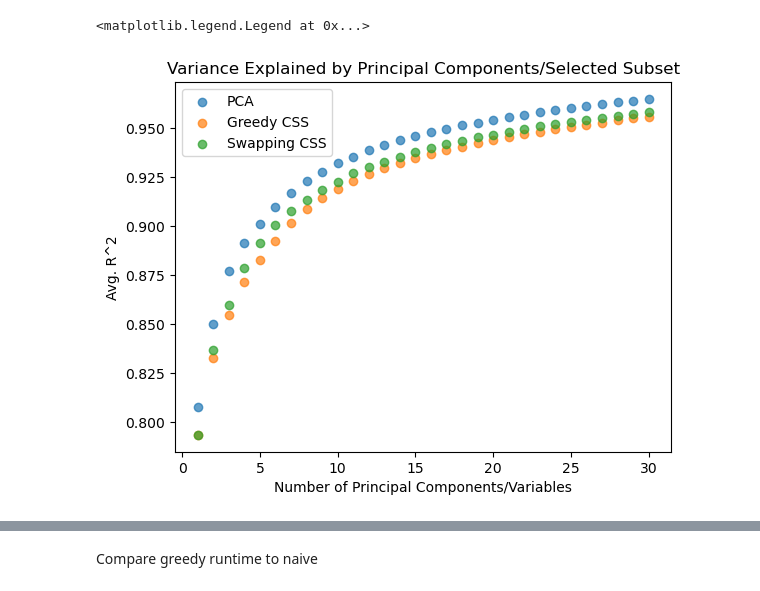
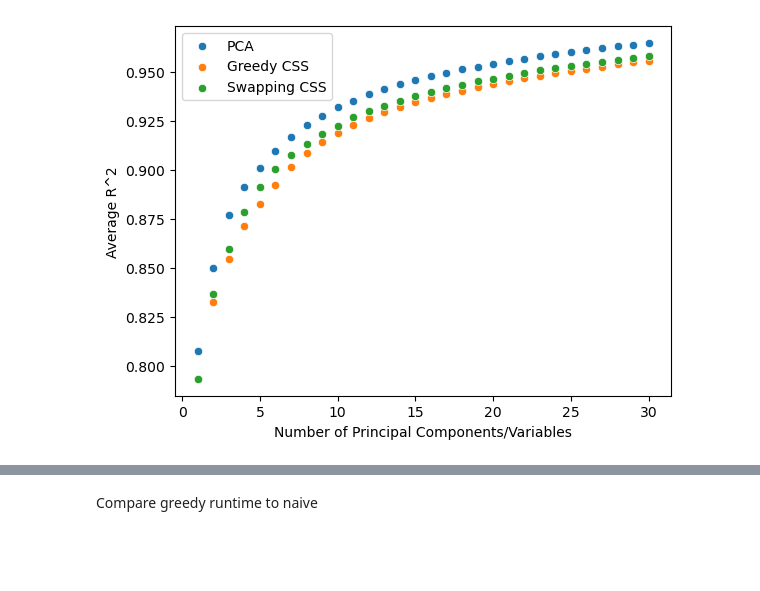
Before and after one commit to AnavSood/CSS, a Jupyter notebook: notebooks/blackrock_css.ipynb, the cells around one changed output, grey strips where cells are left out. Drawn from its saved outputs; the diff is of its cells as text; code cells hidden in the pictures; blank space fills up the shorter version.

```diff
--- a/notebooks/blackrock_css.ipynb
+++ b/notebooks/blackrock_css.ipynb
@@ -53,17 +51,13 @@ for i in tqdm(range(1, p_max + 1)):
             pass
     css_swap_var_explained[i - 1] = 1 - lowest
 # %%
-plt.scatter(np.arange(1, p_max + 1), [np.sum(eigs[:i])/np.sum(eigs) for i in range(1, p_max + 1)], label='PCA', alpha=0.7)
-plt.scatter(np.arange(1, p_max + 1), css_greedy_var_explained, label='Greedy CSS', alpha=0.7)
-plt.scatter(np.arange(1, p_max + 1), css_swap_var_explained, label='Swapping CSS', alpha=0.7)
-plt.title("Variance Explained by Principal Components/Selected Subset")
-plt.ylabel("Avg. R^2")
-plt.xlabel("Number of Principal Components/Variables")
+sns.scatterplot(x=np.arange(1, p_max + 1), y=[np.sum(eigs[:i])/np.sum(eigs) for i in range(1, p_max + 1)], label='PCA').set(xlabel="Number of Principal Components/Variables", ylabel="Average R^2" )
+sns.scatterplot(x=np.arange(1, p_max + 1), y=css_greedy_var_explained, label='Greedy CSS')
+sns.scatterplot(x=np.arange(1, p_max + 1), y=css_swap_var_explained, label='Swapping CSS')
+
 plt.savefig("../figures/blackrock_results.pdf")
-plt.legend()
 # %% [output]
-<matplotlib.legend.Legend at 0x...>
-[figure, old version]
+[figure, new version]
 # %%
 print(css_greedy_var_explained)
 print(css_swap_var_explained)
```
Also changed, not shown: parts of 9 cells of this notebook, 35 other files.
